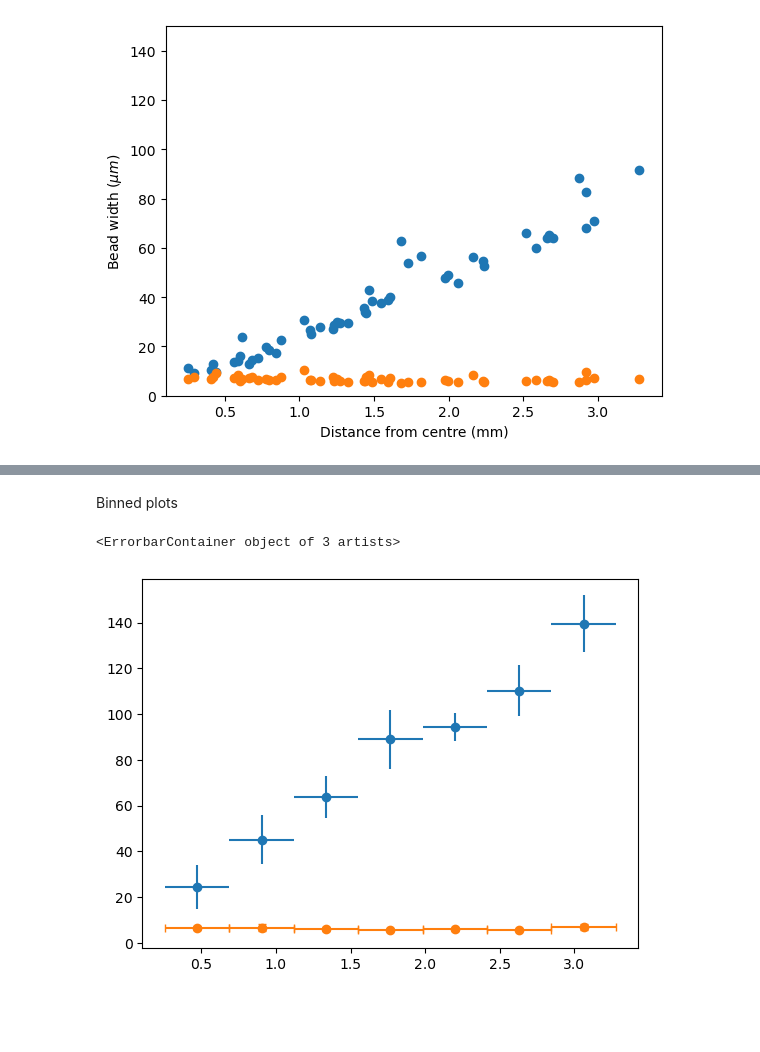
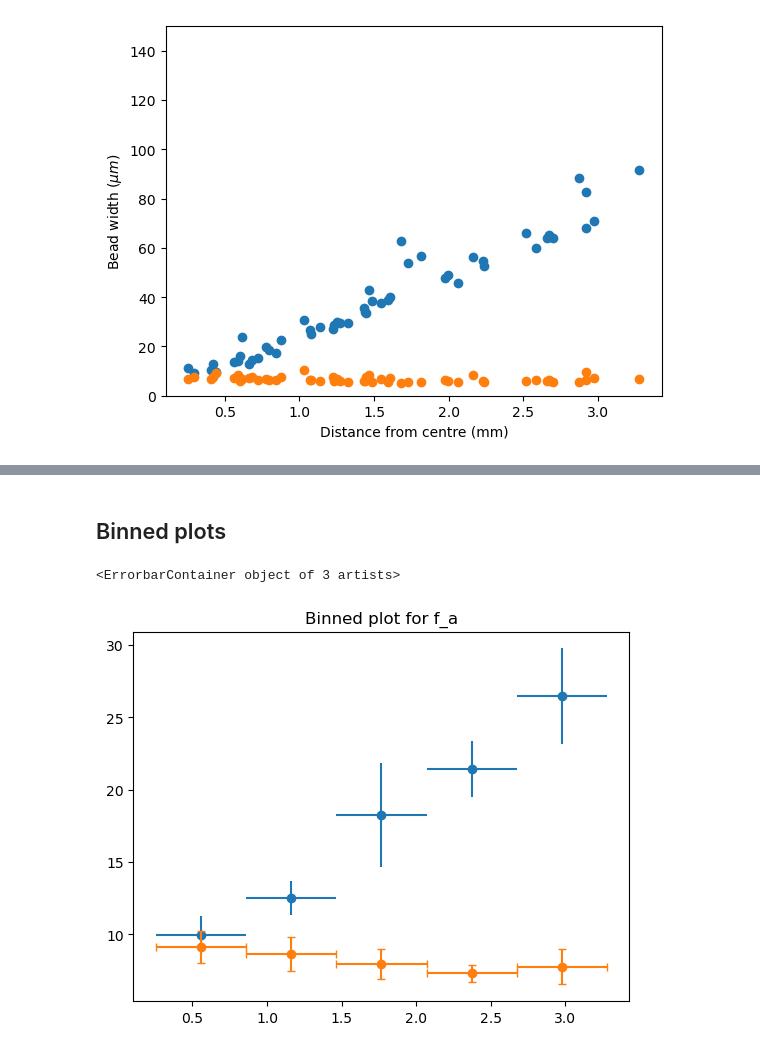
Before and after one commit to kwokkenton/optea, a Jupyter notebook: bead/bead-analyser.ipynb, the cells around one changed output, grey strips where cells are left out. Cells and saved outputs as stored; diff of their text form; code cells hidden in the pictures; blank space fills up the shorter version.

```diff
--- a/bead/bead-analyser.ipynb
+++ b/bead/bead-analyser.ipynb
@@ -118,7 +118,12 @@ class BeadDataset:
         return
 
     def bin_bead_widths(self, num_bins):
+        """ Bin bead widths, calculated in self.fit_all_beads, into num_bins
+            useful for analysis
 
+        Args:
+            num_bins (int): _description_
+        """
         x = self.r
 
         # Radial profiles
@@ -188,4 +193,11 @@ Text(0.5, 0, 'Distance from centre (mm)')
 Taken 01/03/2023
 # %% [markdown]
 f_a
+# %%
+bead_positions = pd.read_excel('../../OPT Shared files/2_Saved reconstructions/2023-03-01 aperture sweep/bead_positions.xlsx')
+(x,y,slice) = bead_positions[['x', 'y', 'slice']].dropna().values.T
+# Select x, y if needed
+x = x[l2[1::5]]
+y = y[l2[1::5]]
+slice = slice[l2[1::5]]
 # %%
@@ -289,28 +393,28 @@ plt.ylim(0,150)
 # %%
 f_numbers = [  6.,   11.02426219,  16.71845468, 25.92260749,  47.376144]
-# %% [markdown]
-Binned plots
+# %% [markdown]
+## Binned plots
 # %%
-
 def bin_data(x,y, num_bins):
     binned_y, bin_edges, binnumber =  binned_statistic(x,y , bins=num_bins)
     binned_x  = (bin_edges[1:] + bin_edges[0:-1])/2
     binned_x_err = (bin_edges[1] - bin_edges[0])/2
     binned_y_std, _, _ = binned_statistic(x, y, statistic='std', bins=num_bins)
     return binned_x, binned_y, binned_x_err, binned_y_std
 
-num_bins = 7
+num_bins = 5
 
-x,y, x_err, y_std = bin_data(f_a.r, f_a.tangential_widths, num_bins)
+dataset = f_e
+plt.title('Binned plot for f_a')
+x,y, x_err, y_std = bin_data(dataset.r, dataset.tangential_widths, num_bins)
 plt.scatter(x,y )
 plt.errorbar(x,y, yerr=y_std, xerr=x_err, ls='')
-
-x,y, x_err, y_std = bin_data(f_a.r, f_a.radial_widths, num_bins)
+x,y, x_err, y_std = bin_data(dataset.r, dataset.radial_widths, num_bins)
 plt.scatter(x,y )
 plt.errorbar(x,y, yerr=y_std, xerr=x_err, ls='', capsize=3)
 # %% [output]
 <ErrorbarContainer object of 3 artists>
-[figure, old version]
+[figure, new version]
 # %%
 f_a.bin_bead_widths(num_bins=num_bins)
 f_c.bin_bead_widths(num_bins=num_bins)
```
Also changed, not shown: parts of 18 cells of this notebook.
